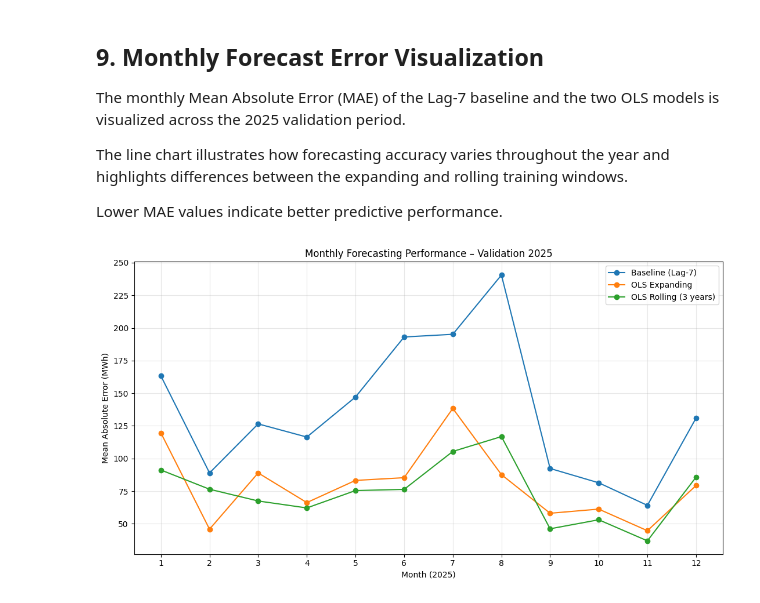
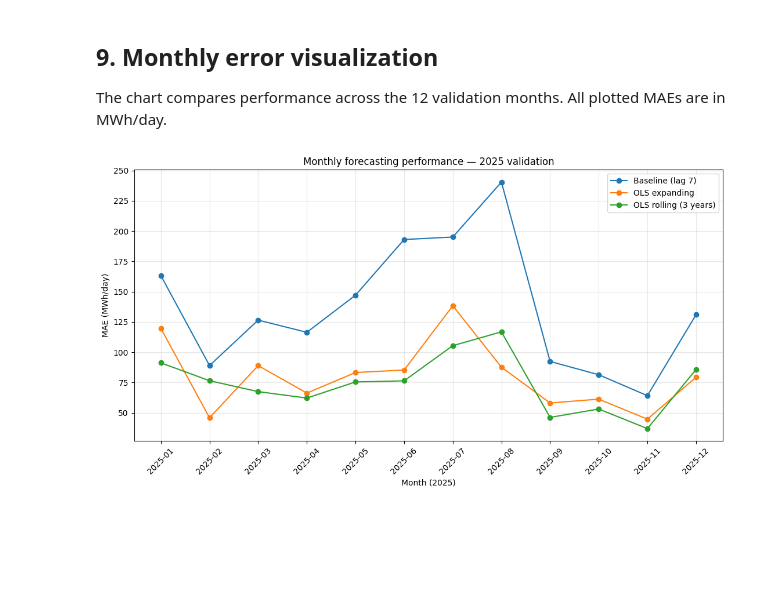
Before and after one commit to LaraMileto/DSF_forecasting_electricity_consumption_Basel, a Jupyter notebook: code/10_model_comparison.ipynb, the cells around one changed output. Cells and saved outputs as stored; diff of their text form; code cells hidden in the pictures; blank space fills up the shorter version.

```diff
--- a/code/10_model_comparison.ipynb
+++ b/code/10_model_comparison.ipynb
@@ -400,49 +290,22 @@ display(monthly_mae.round(2))
 # %% [markdown]
+## 9. Monthly error visualization
 
-## 9. Monthly Forecast Error Visualization
-
-The monthly Mean Absolute Error (MAE) of the Lag-7 baseline and the two OLS models is visualized across the 2025 validation period.
-
-The line chart illustrates how forecasting accuracy varies throughout the year and highlights differences between the expanding and rolling training windows.
-
-Lower MAE values indicate better predictive performance.
+The chart compares performance across the 12 validation months. All plotted MAEs are in MWh/day.
 # %%
-
-# Visualize monthly forecasting errors
-
-plt.figure(figsize=(11, 6))
-
-plt.plot(
-    monthly_mae.index,
-    monthly_mae["baseline_lag7"],
-    marker="o",
-    label="Baseline (Lag-7)"
-)
-
-plt.plot(
-    monthly_mae.index,
-    monthly_mae["ols_with_weather"],
-    marker="o",
-    label="OLS Expanding"
-)
-
-plt.plot(
-    monthly_mae.index,
-    monthly_mae["ols_rolling_3y"],
-    marker="o",
-    label="OLS Rolling (3 years)"
-)
-
-plt.xlabel("Month (2025)")
-plt.ylabel("Mean Absolute Error (MWh)")
-plt.title("Monthly Forecasting Performance – Validation 2025")
-
-plt.xticks(range(1, 13))
-plt.legend()
-plt.grid(alpha=0.3)
-
+fig, ax = plt.subplots(figsize=(11, 6))
+for name, label in [
+    ("baseline_lag7", "Baseline (lag 7)"),
+    ("ols_with_weather", "OLS expanding"),
+    ("ols_rolling_3y", "OLS rolling (3 years)"),
+]:
+    ax.plot(monthly_mae.index, monthly_mae[name], marker="o", label=label)
+ax.set(xlabel="Month (2025)", ylabel="MAE (MWh/day)", title="Monthly forecasting performance — 2025 validation")
+ax.tick_params(axis="x", rotation=45)
+ax.legend()
+ax.grid(alpha=0.3)
 plt.tight_layout()
+fig.savefig(FIGURES / "final_validation_monthly_mae.png", dpi=300, bbox_inches="tight")
 plt.show()
 # %% [output]
-[figure, old version]
+[figure, new version]
 # %% [markdown]
```
Also changed, not shown: parts of 18 cells of this notebook, 6 other files.
